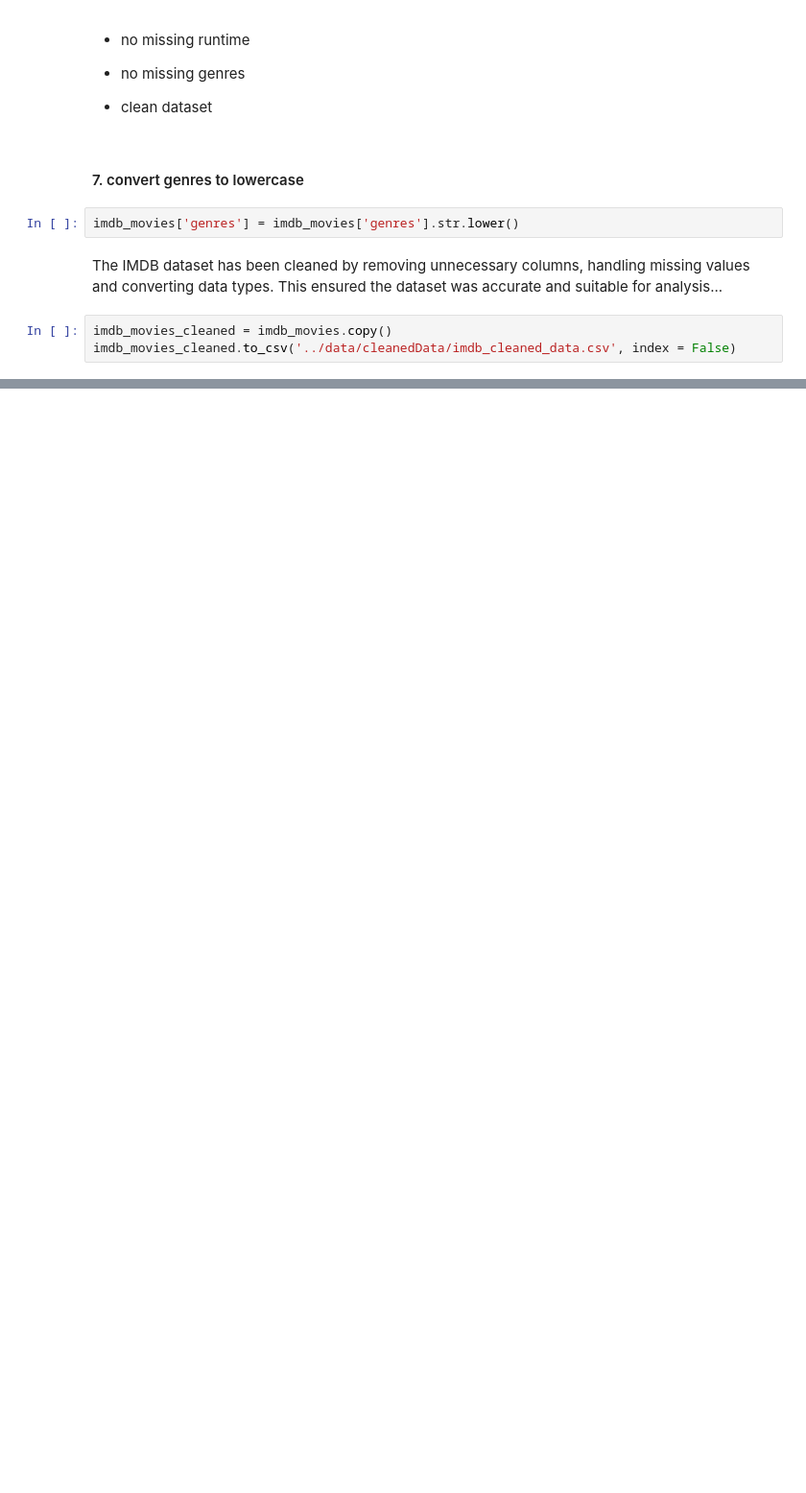
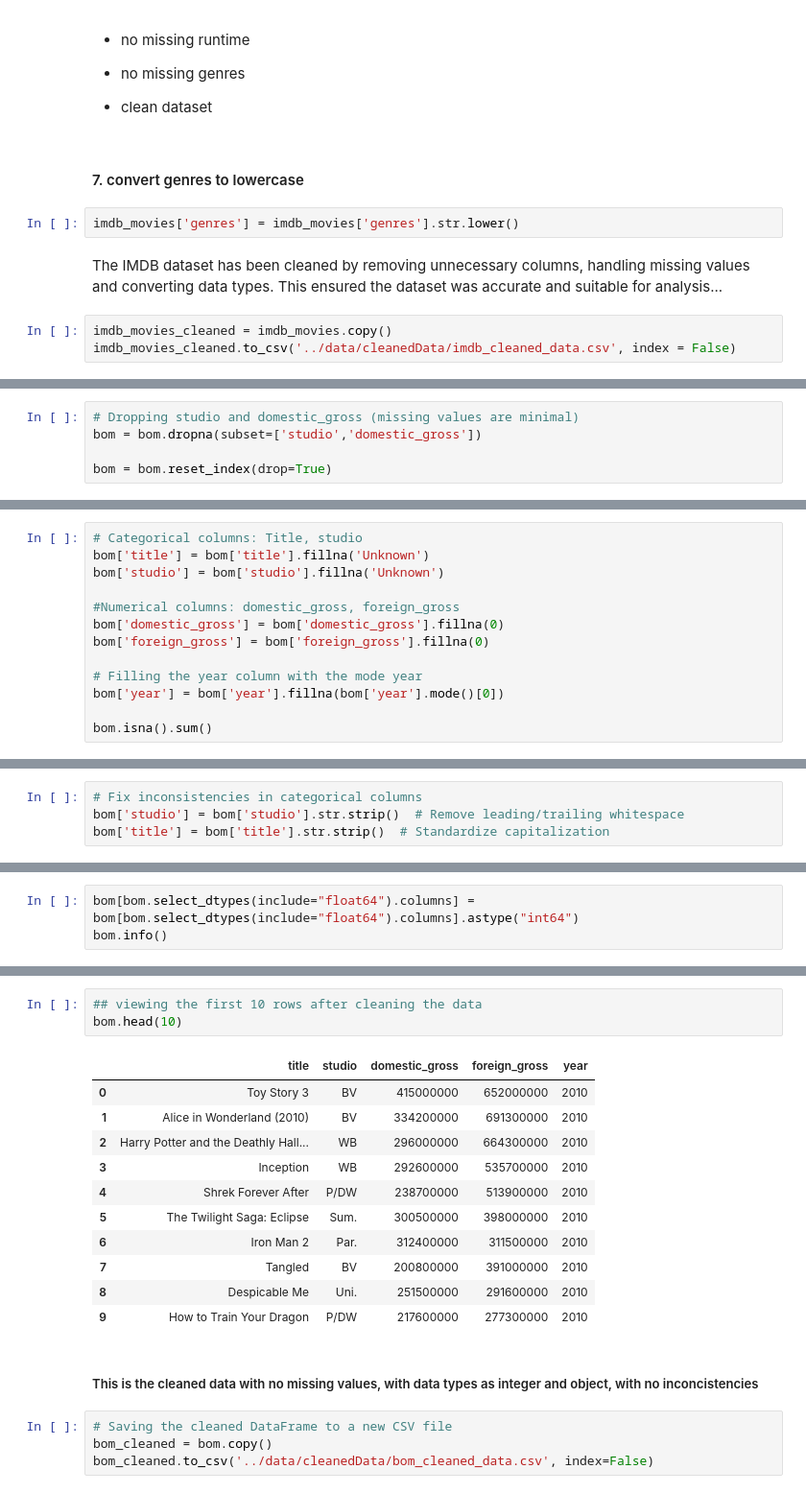
Before and after one commit to Daniellamuli/Phase-2-Movie-Analysis-Project, a Jupyter notebook: notebooks/data_cleaning.ipynb, the cells around one changed output, grey strips where cells are left out. Shown at 96% size. Saved outputs shown, nothing was run; the diff lists cells and outputs as text; blank space fills up the shorter version.

```diff
--- a/notebooks/data_cleaning.ipynb
+++ b/notebooks/data_cleaning.ipynb
@@ -218,0 +427,5 @@ imdb_movies_cleaned.to_csv('../data/cleanedData/imdb_cleaned_data.csv', index =
+# %%
+# Dropping studio and domestic_gross (missing values are minimal)
+bom = bom.dropna(subset=['studio','domestic_gross'])
+
+bom = bom.reset_index(drop=True)
@@ -218,0 +448,13 @@ imdb_movies_cleaned.to_csv('../data/cleanedData/imdb_cleaned_data.csv', index =
+# %%
+# Categorical columns: Title, studio
+bom['title'] = bom['title'].fillna('Unknown')
+bom['studio'] = bom['studio'].fillna('Unknown')
+
+#Numerical columns: domestic_gross, foreign_gross
+bom['domestic_gross'] = bom['domestic_gross'].fillna(0)
+bom['foreign_gross'] = bom['foreign_gross'].fillna(0)
+
+# Filling the year column with the mode year
+bom['year'] = bom['year'].fillna(bom['year'].mode()[0])
+
+bom.isna().sum()
@@ -218,0 +514,4 @@ imdb_movies_cleaned.to_csv('../data/cleanedData/imdb_cleaned_data.csv', index =
+# %%
+# Fix inconsistencies in categorical columns
+bom['studio'] = bom['studio'].str.strip()  # Remove leading/trailing whitespace
+bom['title'] = bom['title'].str.strip()  # Standardize capitalization
@@ -218,0 +537,3 @@ imdb_movies_cleaned.to_csv('../data/cleanedData/imdb_cleaned_data.csv', index =
+# %%
+bom[bom.select_dtypes(include="float64").columns] = bom[bom.select_dtypes(include="float64").columns].astype("int64")
+bom.info()
@@ -218,0 +553,21 @@ imdb_movies_cleaned.to_csv('../data/cleanedData/imdb_cleaned_data.csv', index =
+# %%
+## viewing the first 10 rows after cleaning the data
+bom.head(10)
+# %% [output]
+|  | title | studio | domestic_gross | foreign_gross | year |
+| 0 | Toy Story 3 | BV | 415000000 | 652000000 | 2010 |
+| 1 | Alice in Wonderland (2010) | BV | 334200000 | 691300000 | 2010 |
+| 2 | Harry Potter and the Deathly Hall... | WB | 296000000 | 664300000 | 2010 |
+| 3 | Inception | WB | 292600000 | 535700000 | 2010 |
+| 4 | Shrek Forever After | P/DW | 238700000 | 513900000 | 2010 |
+| 5 | The Twilight Saga: Eclipse | Sum. | 300500000 | 398000000 | 2010 |
+| 6 | Iron Man 2 | Par. | 312400000 | 311500000 | 2010 |
+| 7 | Tangled | BV | 200800000 | 391000000 | 2010 |
+| 8 | Despicable Me | Uni. | 251500000 | 291600000 | 2010 |
+| 9 | How to Train Your Dragon | P/DW | 217600000 | 277300000 | 2010 |
+# %% [markdown]
+##### This is the cleaned data with no missing values, with data types as integer and object, with no inconcistencies
+# %%
+# Saving the cleaned DataFrame to a new CSV file
+bom_cleaned = bom.copy()
+bom_cleaned.to_csv('../data/cleanedData/bom_cleaned_data.csv', index=False)
```
Also changed, not shown: parts of 44 cells of this notebook.
